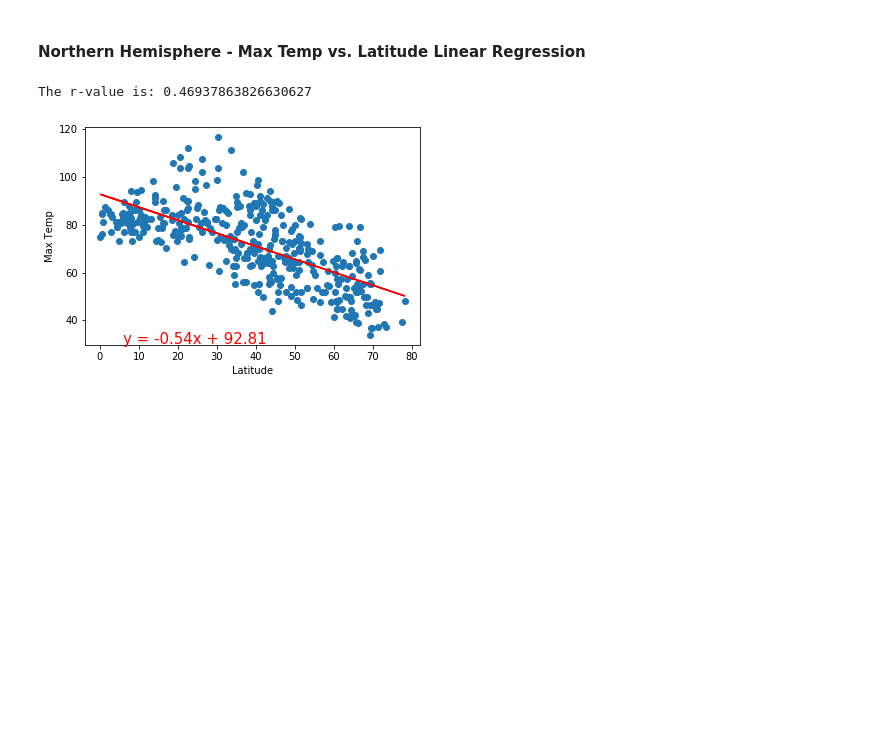
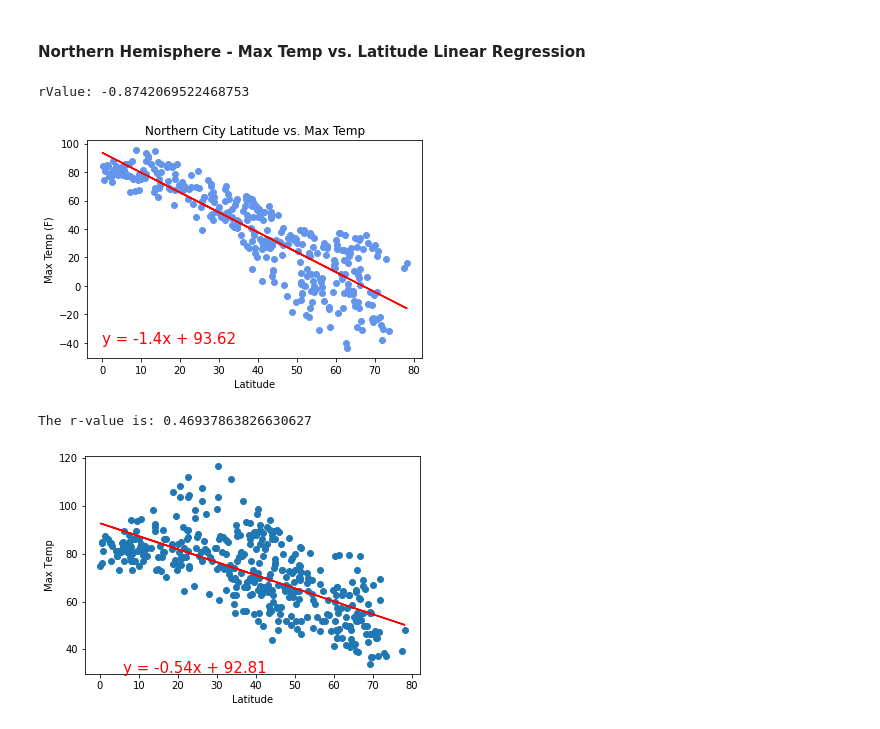
Before and after one commit to kunaual/Python-APIs, a Jupyter notebook: WeatherPy/WeatherPy.ipynb, the cells around one changed output. Cells and saved outputs as stored; diff of their text form; code cells hidden in the pictures; blank space fills up the shorter version.

Commit message:
northern v. southern scatter plots plotted

```diff
--- a/WeatherPy/WeatherPy.ipynb
+++ b/WeatherPy/WeatherPy.ipynb
@@ -343,3 +344,7 @@ plt.show()
 [figure]
 # %% [markdown]
 ## Linear Regression
+# %%
+northern_cities=city_df.loc[city_df.Lat>=0]
+southern_cities=city_df.loc[city_df.Lat< 0]
+#southern_cities
@@ -346,5 +366,28 @@ plt.show()
 # %% [markdown]
 ####  Northern Hemisphere - Max Temp vs. Latitude Linear Regression
+# %%
+northx_axis=northern_cities.Lat
+plt.scatter(northx_axis,northern_cities.Max_Temp,marker="o", facecolors="cornflowerblue")
+(slope, intercept, rvalue, pvalue, stderr) = linregress(northx_axis,northern_cities.Max_Temp)
+
+print(f'rValue: {rvalue}')
+#eq of a line y=mx+b
+regress_values = slope*northx_axis  + intercept
+line_eq = "y = " + str(round(slope,2)) + "x + " + str(round(intercept,2))
+
+plt.plot(northx_axis,regress_values,"r-")
+plt.annotate(line_eq,(0,-40),fontsize=15,color="red")
+
+
+plt.title("Northern City Latitude vs. Max Temp")
+plt.xlabel("Latitude")
+plt.ylabel("Max Temp (F)")
+#plt.grid(True)
+
+plt.show()
+# %% [output]
+rValue: -0.8742069522468753
+[figure, added]
 # %%
 # %% [output]
 The r-value is: 0.46937863826630627
```
Also changed, not shown: parts of 10 cells of this notebook.
